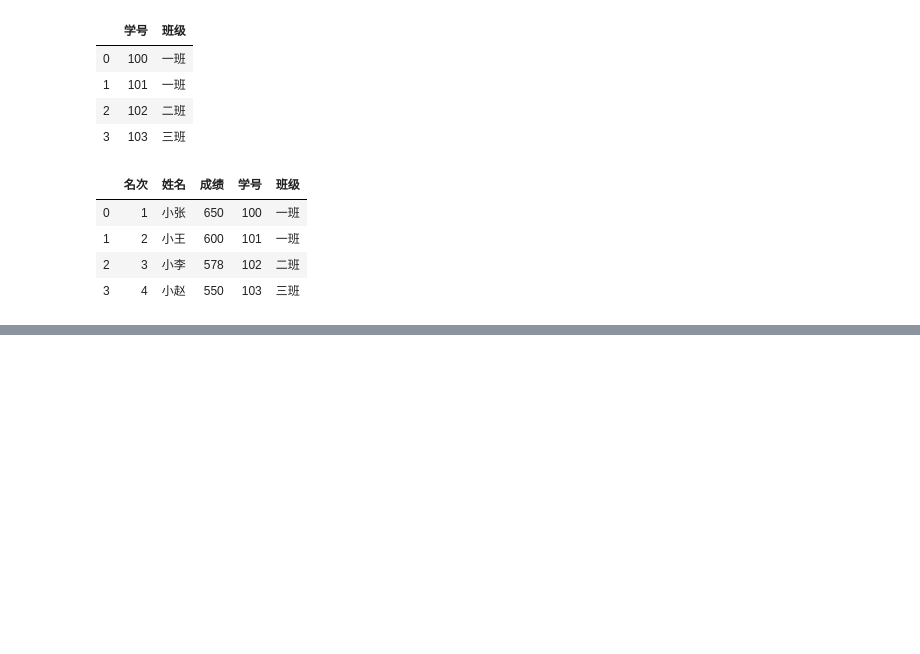
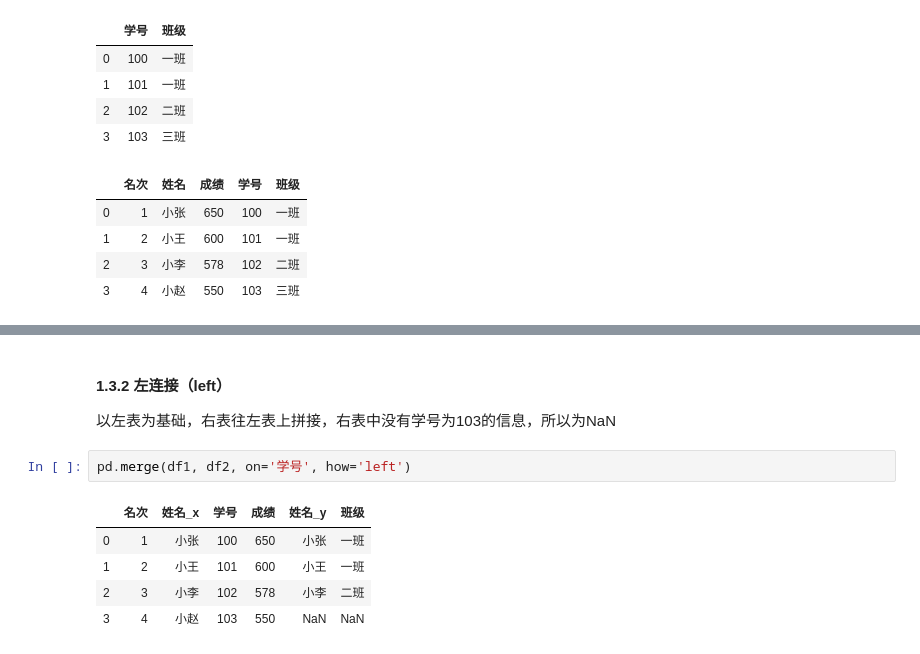
Before and after one commit to silianpan/Excel_to_Python, a Jupyter notebook: chapter08.ipynb, the cells around one changed output, grey strips where cells are left out. Cells and saved outputs as stored; diff of their text form; blank space fills up the shorter version.

```diff
--- a/chapter08.ipynb
+++ b/chapter08.ipynb
@@ -226,0 +255,11 @@ pd.merge(df1, df2, left_index=True, right_on='学号')
+# %% [markdown]
+#### 1.3.2 左连接（left）
+以左表为基础，右表往左表上拼接，右表中没有学号为103的信息，所以为NaN
+# %%
+pd.merge(df1, df2, on='学号', how='left')
+# %% [output]
+|  | 名次 | 姓名_x | 学号 | 成绩 | 姓名_y | 班级 |
+| 0 | 1 | 小张 | 100 | 650 | 小张 | 一班 |
+| 1 | 2 | 小王 | 101 | 600 | 小王 | 一班 |
+| 2 | 3 | 小李 | 102 | 578 | 小李 | 二班 |
+| 3 | 4 | 小赵 | 103 | 550 | NaN | NaN |
```
Also changed, not shown: parts of 15 cells of this notebook.
